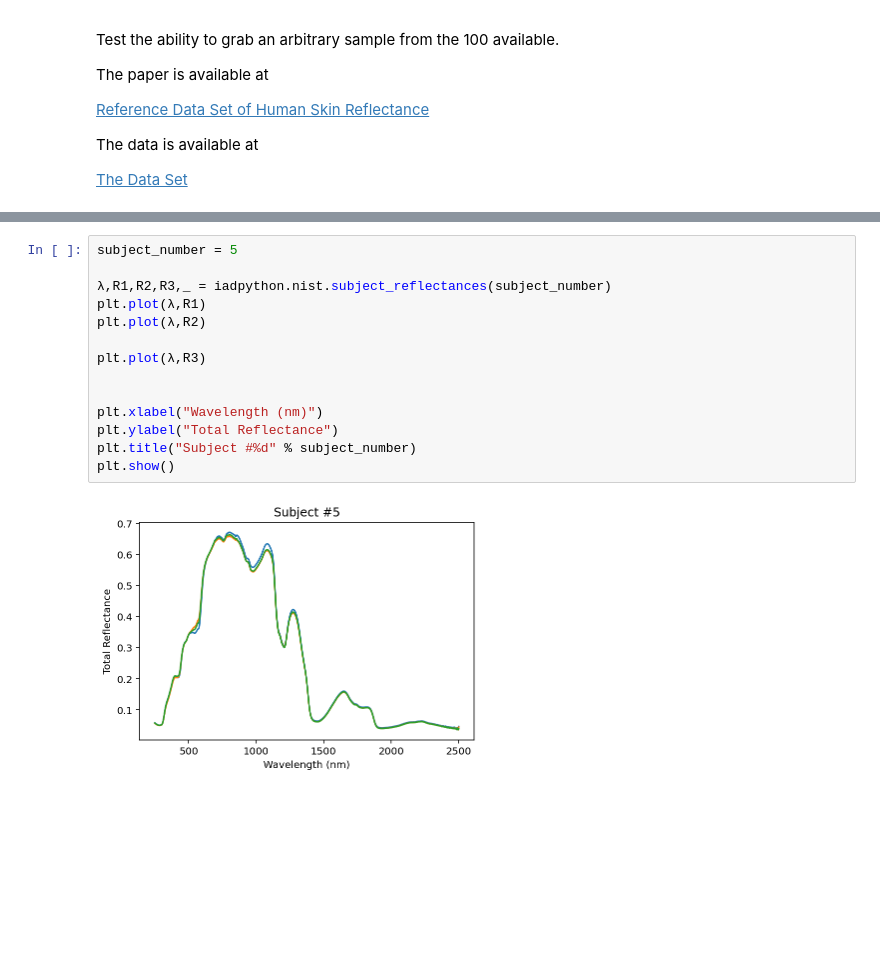
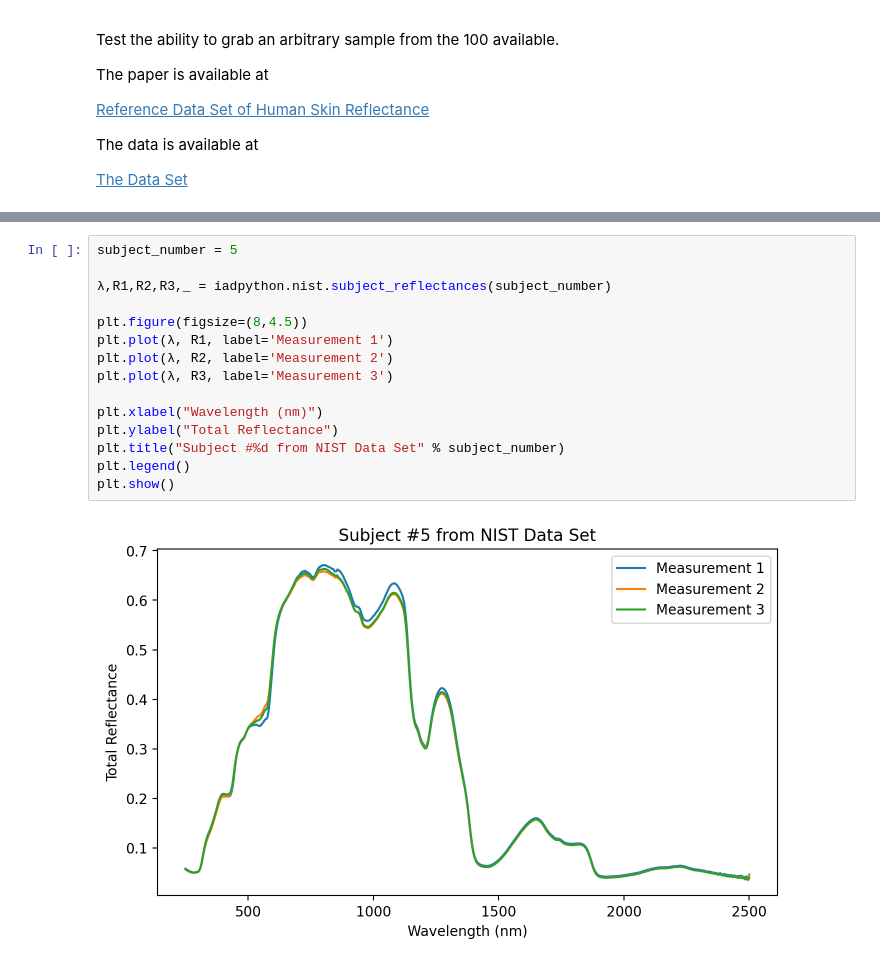
Before and after one commit to scottprahl/iadpython, a Jupyter notebook: docs/nist.ipynb, the cells around one changed output, grey strips where cells are left out. Cells and saved outputs as stored; diff of their text form; blank space fills up the shorter version.

```diff
--- a/docs/nist.ipynb
+++ b/docs/nist.ipynb
@@ -26,19 +79,20 @@ import iadpython.nist
 # %%
 subject_number = 5
 
 λ,R1,R2,R3,_ = iadpython.nist.subject_reflectances(subject_number)
-plt.plot(λ,R1)
-plt.plot(λ,R2)
 
-plt.plot(λ,R3)
-
+plt.figure(figsize=(8,4.5))
+plt.plot(λ, R1, label='Measurement 1')
+plt.plot(λ, R2, label='Measurement 2')
+plt.plot(λ, R3, label='Measurement 3')
 
 plt.xlabel("Wavelength (nm)")
 plt.ylabel("Total Reflectance")
-plt.title("Subject #%d" % subject_number)
+plt.title("Subject #%d from NIST Data Set" % subject_number)
+plt.legend()
 plt.show()
 # %% [output]
-[figure, old version]
+[figure, new version]
 # %%
 subject_number = 5
 
```
Also changed, not shown: parts of 15 cells of this notebook, 8 other files.
